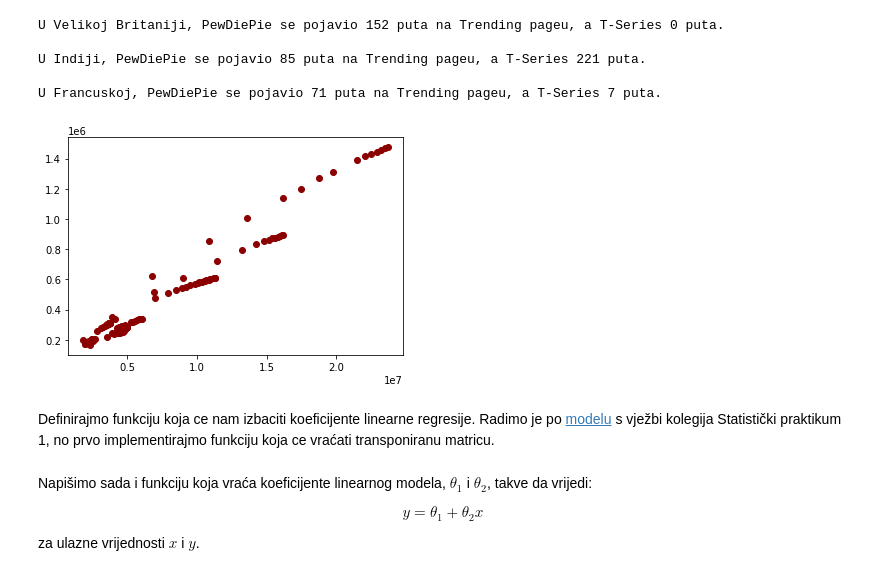
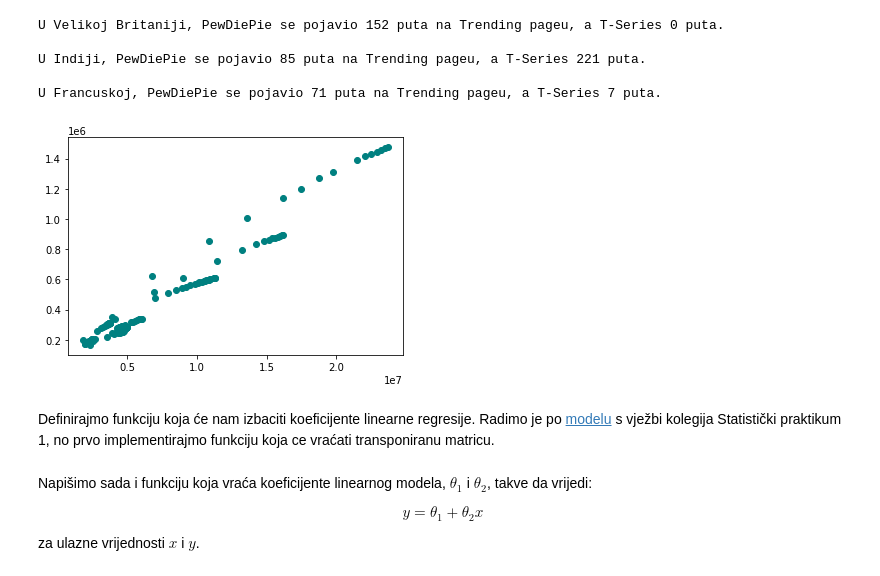
Before and after one commit to evabelc/Esej-1---MS, a Jupyter notebook: Prvi Esej.ipynb, the cells around one changed output. Drawn from its saved outputs; the diff is of its cells as text; code cells hidden in the pictures.

```diff
--- a/Prvi Esej.ipynb
+++ b/Prvi Esej.ipynb
@@ -226,14 +289,14 @@ U Francuskoj, PewDiePie se pojavio 71 puta na Trending pageu, a T-Series 7 puta.
 # %%
 import numpy as np
 podaciGB.loc[podaciGB['channel_title'] == 'PewDiePie','views']
 xGB = podaciGB.loc[podaciGB['channel_title'] == 'PewDiePie','views']
 yGB = podaciGB.loc[podaciGB['channel_title'] == 'PewDiePie','likes']
-plt.plot(xGB, yGB, 'o', color= "darkred")
+plt.plot(xGB, yGB, 'o', color= "teal")
 plt.show()
 # %% [output]
-[figure, old version]
+[figure, new version]
 # %% [markdown]
-Definirajmo funkciju koja ce nam izbaciti koeficijente linearne regresije. Radimo je po [modelu](https://web.math.pmf.unizg.hr/nastava/statpr/files/linearna.pdf) s vježbi kolegija Statistički praktikum 1, no prvo implementirajmo funkciju koja ce vraćati transponiranu matricu.
+Definirajmo funkciju koja će nam izbaciti koeficijente linearne regresije. Radimo je po [modelu](https://web.math.pmf.unizg.hr/nastava/statpr/files/linearna.pdf) s vježbi kolegija Statistički praktikum 1, no prvo implementirajmo funkciju koja ce vraćati transponiranu matricu.
 # %%
 def transponiraj(A):
 
```
Also changed, not shown: parts of 34 cells of this notebook.
